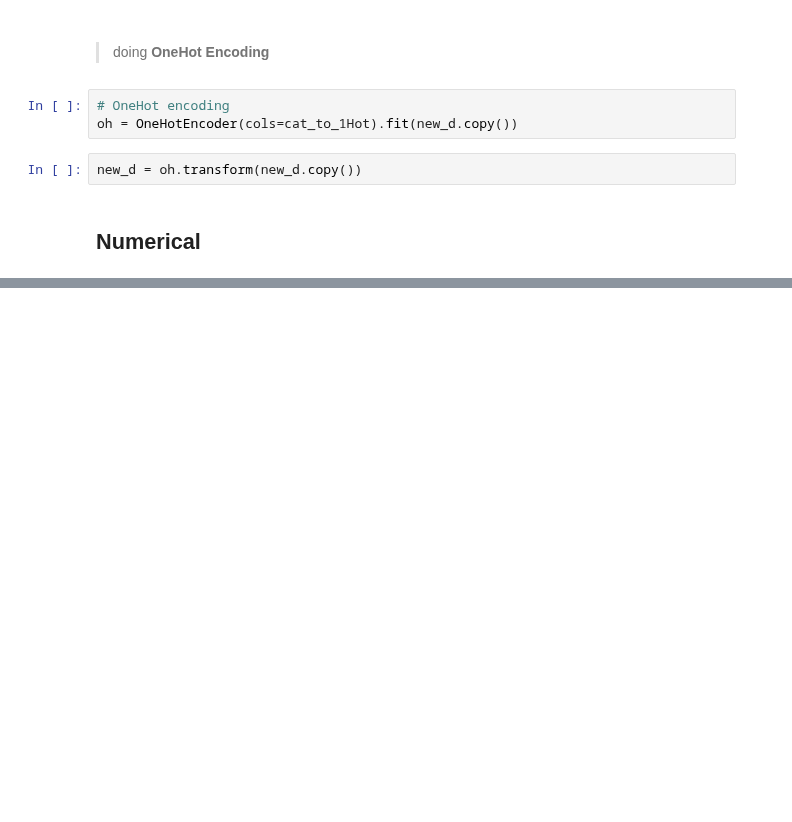
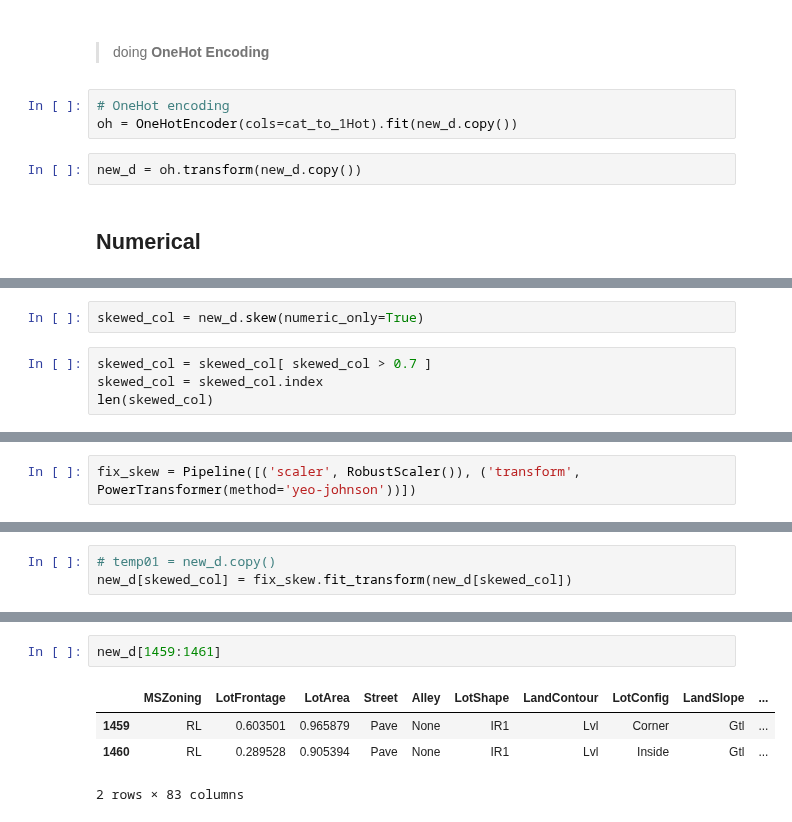
Before and after one commit to antirrabia/Data-Mining, a Jupyter notebook: notebooks/HousePrices(v.2).ipynb, the cells around one changed output, grey strips where cells are left out. Cells and saved outputs as stored; diff of their text form; blank space fills up the shorter version.

```diff
--- a/notebooks/HousePrices(v.2).ipynb
+++ b/notebooks/HousePrices(v.2).ipynb
@@ -601,0 +571,6 @@ Name: MiscFeature, dtype: int64
+# %%
+skewed_col = new_d.skew(numeric_only=True)
+# %%
+skewed_col = skewed_col[ skewed_col > 0.7 ]
+skewed_col = skewed_col.index
+len(skewed_col)
@@ -601,0 +579,2 @@ Name: MiscFeature, dtype: int64
+# %%
+fix_skew = Pipeline([('scaler', RobustScaler()), ('transform', PowerTransformer(method='yeo-johnson'))])
@@ -601,0 +601,3 @@ Name: MiscFeature, dtype: int64
+# %%
+# temp01 = new_d.copy()
+new_d[skewed_col] = fix_skew.fit_transform(new_d[skewed_col])
@@ -601,0 +639,7 @@ Name: MiscFeature, dtype: int64
+# %%
+new_d[1459:1461]
+# %% [output]
+|  | MSZoning | LotFrontage | LotArea | Street | Alley | LotShape | LandContour | LotConfig | LandSlope | ... |
+| 1459 | RL | 0.603501 | 0.965879 | Pave | None | IR1 | Lvl | Corner | Gtl | ... |
+| 1460 | RL | 0.289528 | 0.905394 | Pave | None | IR1 | Lvl | Inside | Gtl | ... |
+2 rows × 83 columns
```
Also changed, not shown: parts of 25 cells of this notebook.
